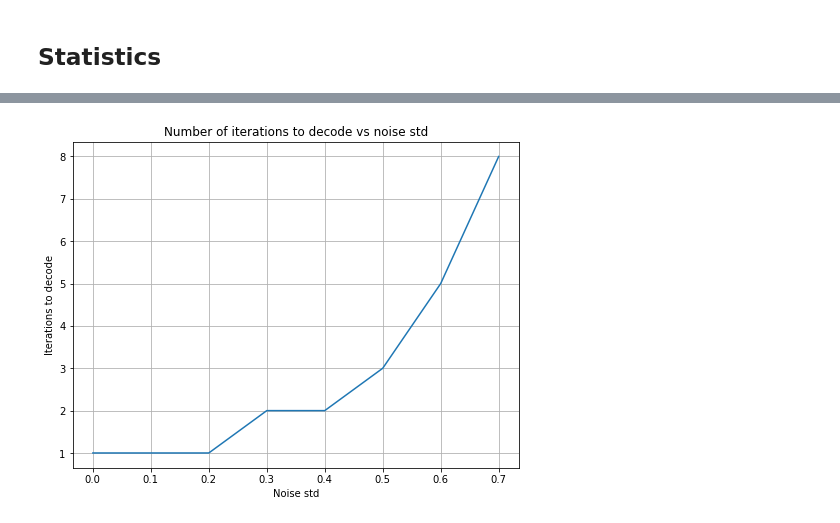
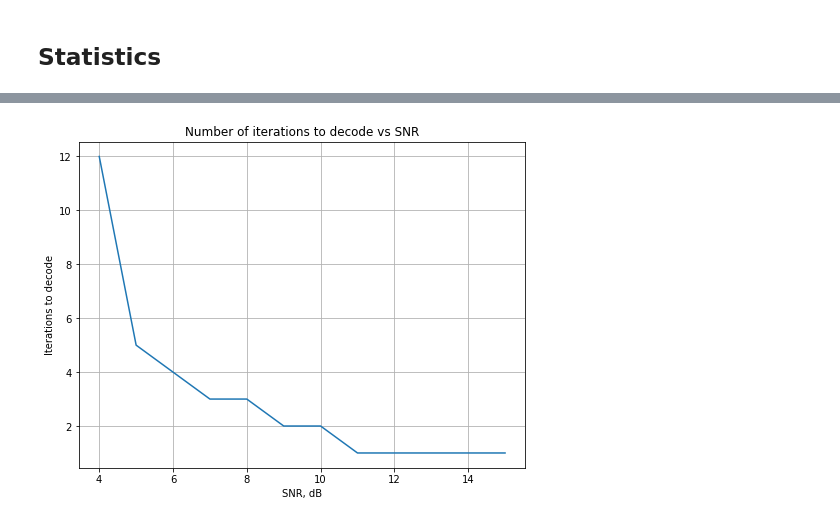
Before and after one commit to ffflowww/ldcp_codes, a Jupyter notebook: notebook_ldcp.ipynb, the cells around one changed output, grey strips where cells are left out. Cells and saved outputs as stored; diff of their text form; code cells hidden in the pictures.

```diff
--- a/notebook_ldcp.ipynb
+++ b/notebook_ldcp.ipynb
@@ -49,15 +49,15 @@ plt.show()
 # %% [markdown]
 ## Encoding and transmitting through noisy channel
 # %%
-def encode(X, G, noise_std):
-    def generate_noise(noise_size, noise_std, noise_mean=0):
-        return np.random.normal(loc=noise_mean, scale=noise_std, size=noise_size)
+def encode(X, G, snr):
+    def generate_noise(noise_size, snr, noise_mean=0):
+        return np.random.normal(loc=noise_mean, scale=np.sqrt(10 ** (-snr / 10)), size=noise_size)
 
     # Encoding
     message_encoded = (X @ G) % 2
     message_encoded[message_encoded == 1] = -1
     message_encoded[message_encoded == 0] = 1
-    noise_vector = generate_noise(message_encoded.shape, noise_std)
+    noise_vector = generate_noise(message_encoded.shape, snr)
     message_received = message_encoded + noise_vector
 
     return message_received, message_encoded
@@ -73,22 +73,19 @@ def show_messages(message_received, message_encoded):
 def show_results(results_a):
     cols = 5 if len(results_a) > 5 else len(results_a)
     rows = int(np.ceil(len(results_a) / 5))
-    fig, axs = plt.subplots(rows, cols, figsize=(3*cols, 7*rows))
+    fig, axs = plt.subplots(rows, cols, figsize=(3 * cols, 7 * rows))
     axs = axs.flatten()
     for i, (res, ax) in enumerate(zip(results_a, axs)):
         ax.set_title(f"Step {i + 1}, Error bits: {res[1]}")
         ax.imshow(res[0].reshape(shape_message), cmap='gray')
     plt.show()
 
-def decode(mes, H, noise_std, max_iterations=30):
+def decode(mes, H, snr, max_iterations=30):
     # Initialization
     eps = 1e-10  # just a small number
     results = []
-    if noise_std == 0:
-        L_channel = (2 * mes) / eps
-    else:
-        L_channel = (2 * mes) / noise_std
 
+    L_channel = (2 * mes) / (10 ** (-snr / 10))
     Lv = np.zeros_like(mes)
 
     Lc_prod = np.ones_like(H, dtype=float)
@@ -140,0 +131,5 @@ show_messages(message_received, message_encoded)
+# %%
+snr = 4  # in dB
+message_received, message_encoded = encode(X, G, snr)
+
+show_messages(message_received, message_encoded)
@@ -160,18 +157,18 @@ plt.show()
 # %%
-noise_stds = [0, 0.1, 0.2, 0.3, 0.4, 0.5, 0.6, 0.7]
+snrs = [4 + 1 * i for i in range(12)]
 
 took_iters = []
-for ns in tqdm(noise_stds):
-    message_received, message_encoded = encode(X, G, ns)
-    results = decode(message_received, H, ns, max_iterations=30)
+for s in tqdm(snrs):
+    message_received, message_encoded = encode(X, G, s)
+    results = decode(message_received, H, s, max_iterations=30)
     took_iters.append(len(results))
 # %%
 fig, ax = plt.subplots(1, figsize=(8, 6))
-plt.plot(noise_stds, took_iters)
-plt.title(f"Number of iterations to decode vs noise std")
-plt.xlabel(f"Noise std")
+plt.plot(snrs, took_iters)
+plt.title(f"Number of iterations to decode vs SNR")
+plt.xlabel(f"SNR, dB")
 plt.ylabel(f"Iterations to decode")
 plt.grid()
 plt.show()
 # %% [output]
-[figure, old version]
+[figure, new version]
```
Also changed, not shown: parts of 4 cells of this notebook.
